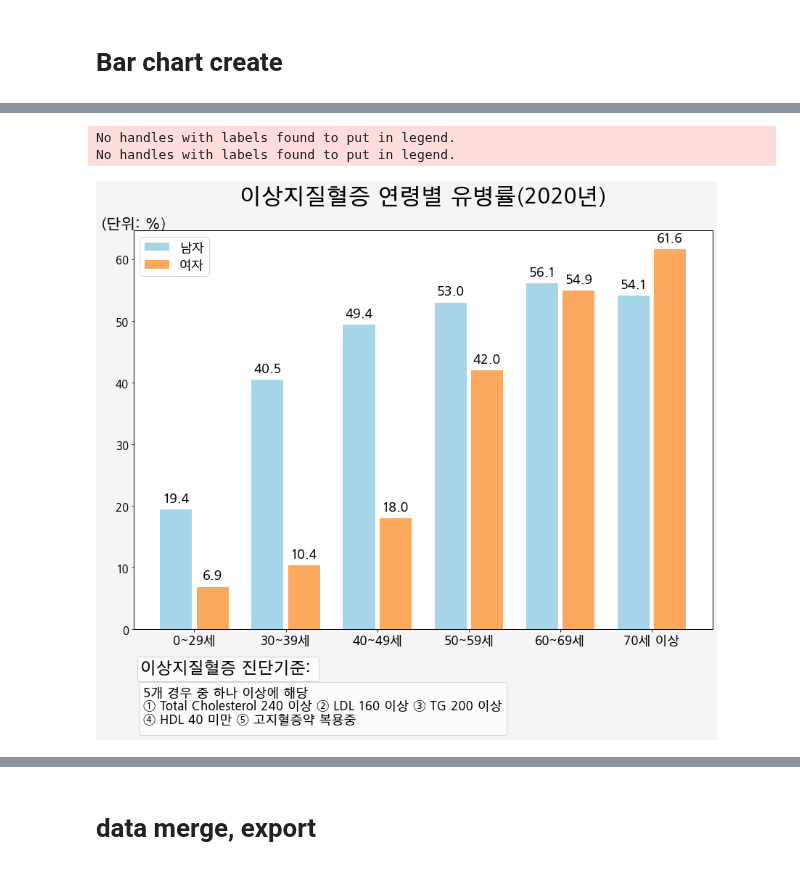
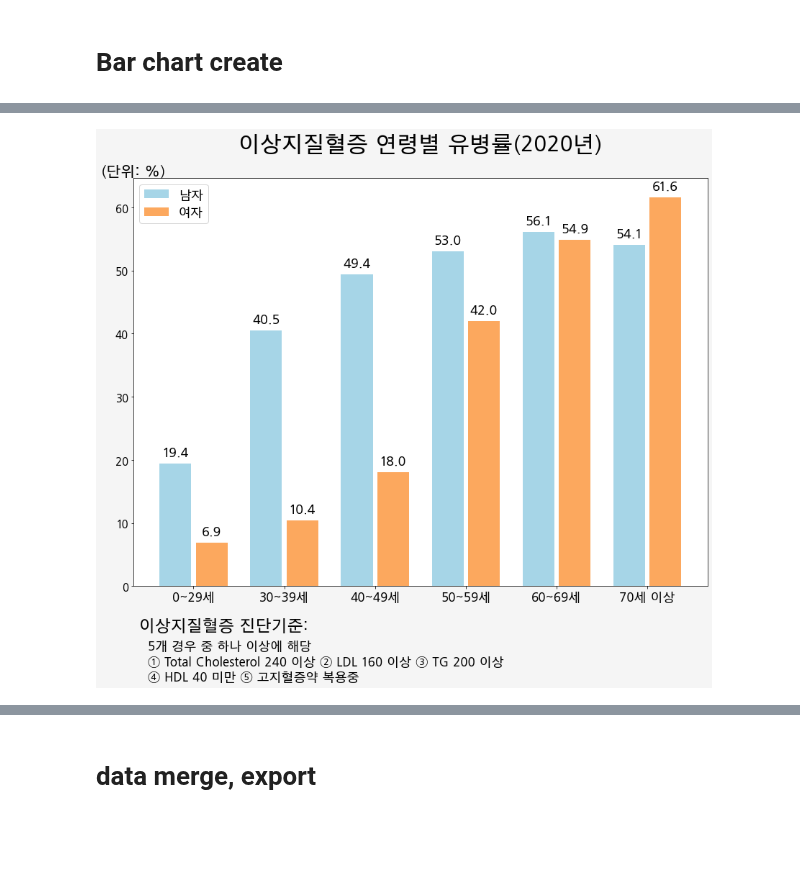
Before and after one commit to juseful/FactSheet2020, a Jupyter notebook: 02_질환별_03이상지질혈증.ipynb, the cells around one changed output, grey strips where cells are left out. Drawn from its saved outputs; the diff is of its cells as text; code cells hidden in the pictures; blank space fills up the shorter version.

```diff
--- a/02_질환별_03이상지질혈증.ipynb
+++ b/02_질환별_03이상지질혈증.ipynb
@@ -15,7 +15,7 @@ font_name = font_manager.FontProperties(fname=font_path).get_name()
 #폰트 설정하기
 mpl.rc('font',family=font_name)
 # %%
-workdir = ""
+workdir = "C:\\Users\\smcljy\\data\\20211115_Factsheet\\data"
 file_path = '{}/NUM_DATA.dta'.format(workdir)
 
 data = pd.read_stata(file_path)
@@ -504,57 +486,39 @@ ax.set_xticks(x)
 ax.set_xticklabels(
                    labels[0:len(labels)] # all 값이 list에는 포함되지 않았기 때문임.
                   , fontsize=17
                   )
 
 ax.legend(fontsize=17)
 # ax.legend(bbox_to_anchor=(0.5,-0.18), title='LEGEND01', title_fontsize = 17 ,ncol=6  ,loc='lower center' ,fontsize=15)
 
 # bar위에 값 label 표시
 def autolabel(rects):
     """Attach a text label above each bar in *rects*, displaying its height."""
     for rect in rects:
         height = rect.get_height()
         ax.annotate(height,
                     xy=(rect.get_x() + rect.get_width() / 2, height),
                     xytext=(0, 8),  # 3 points vertical offset
                     textcoords="offset points",
                     ha='center', va='bottom'
                    ,fontsize=18
                    )
 
 autolabel(rects1)
 autolabel(rects2)
 
-# multiple legend
-def twinx(self):
-    ax2 = self._make_twin_axes(sharex=self)
-    # ax2.yaxis.tick_right()
-    ax2.yaxis.set_visible(False)
-    # ax2.yaxis.set_label_position('right')
-    # ax2.yaxis.set_offset_position('right')
-    ax2.set_autoscalex_on(self.get_autoscalex_on())
-    self.yaxis.tick_left()
-    ax2.xaxis.set_visible(False)
-    ax2.patch.set_visible(False)
-    return ax2
-
-ax2 = twinx(ax)
-ax3 = twinx(ax)
-lg1 = ax2.legend(bbox_to_anchor=(0,-0.14), title='이상지질혈증 진단기준: ', title_fontsize = 22 ,ncol=1  ,loc='lower left')
-lg2 = ax3.legend(bbox_to_anchor=(0,-0.278), title='5개 경우 중 하나 이상에 해당\n① Total Cholesterol 240 이상 ② LDL 160 이상 ③ TG 200 이상\n④ HDL 40 미만 ⑤ 고지혈증약 복용중', title_fontsize = 17 ,ncol=1,loc='lower left' ,fontsize=15)
+plt.text(-0.6, -7,  '이상지질혈증 진단기준:', fontsize=22)
+plt.text(-0.5, -10, '5개 경우 중 하나 이상에 해당', fontsize=17)
+plt.text(-0.5, -12.5, '① Total Cholesterol 240 이상 ② LDL 160 이상 ③ TG 200 이상', fontsize=17)
+plt.text(-0.5, -15, '④ HDL 40 미만 ⑤ 고지혈증약 복용중', fontsize=17)
 
 fig.tight_layout()
 
-plt.savefig("{}/02_03이상지질혈증_02연령별유병률.png".format(workdir[:-5])
-            ,bbox_extra_artists=(lg1,lg2)
-            ,bbox_inches='tight'
-            )
+plt.savefig("{}/02_03이상지질혈증_02연령별유병률.png".format(workdir[:-5]))
 
 plt.show()
 # %% [output]
-No handles with labels found to put in legend.
-No handles with labels found to put in legend.
-[figure, old version]
+[figure, new version]
 # %%
 value01 = dysl_ctrl_per_subt.iloc[1,:-1]
 
```
Also changed, not shown: parts of 3 cells of this notebook.
